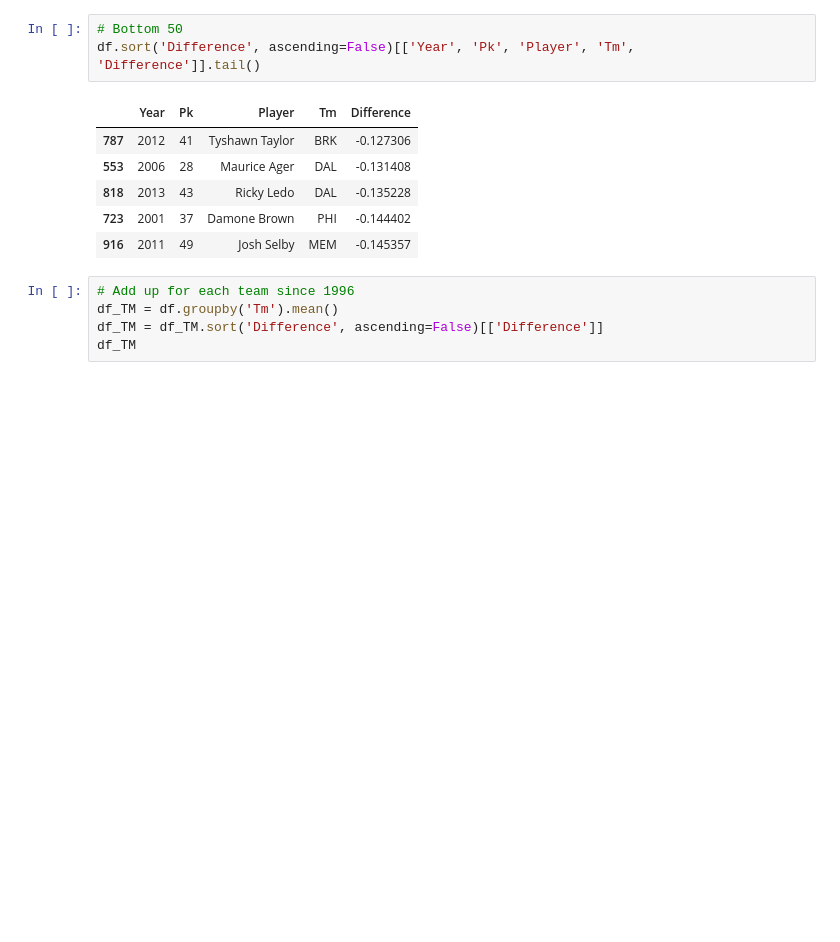
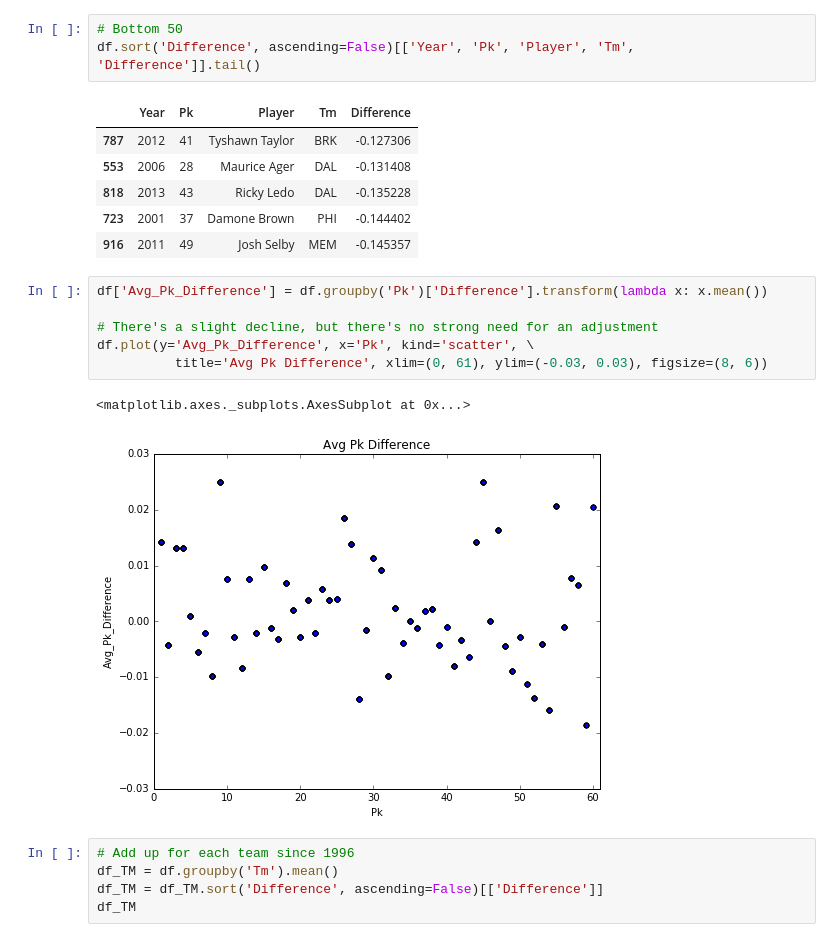
Before and after one commit to mattignal/NBADraftTeamComparison, a Jupyter notebook: PickValue.ipynb, the cells around one changed output. Drawn from its saved outputs; the diff is of its cells as text; blank space fills up the shorter version.

```diff
--- a/PickValue.ipynb
+++ b/PickValue.ipynb
@@ -139,6 +139,15 @@ df.sort('Difference', ascending=False)[['Year', 'Pk', 'Player', 'Tm', 'Differenc
 | 818 | 2013 | 43 | Ricky Ledo | DAL | -0.135228 |
 | 723 | 2001 | 37 | Damone Brown | PHI | -0.144402 |
 | 916 | 2011 | 49 | Josh Selby | MEM | -0.145357 |
+# %%
+df['Avg_Pk_Difference'] = df.groupby('Pk')['Difference'].transform(lambda x: x.mean())
+
+# There's a slight decline, but there's no strong need for an adjustment
+df.plot(y='Avg_Pk_Difference', x='Pk', kind='scatter', \
+          title='Avg Pk Difference', xlim=(0, 61), ylim=(-0.03, 0.03), figsize=(8, 6))
+# %% [output]
+<matplotlib.axes._subplots.AxesSubplot at 0x...>
+[figure, added]
 # %%
 # Add up for each team since 1996
 df_TM = df.groupby('Tm').mean()
```
Also changed, not shown: 1 other file.
